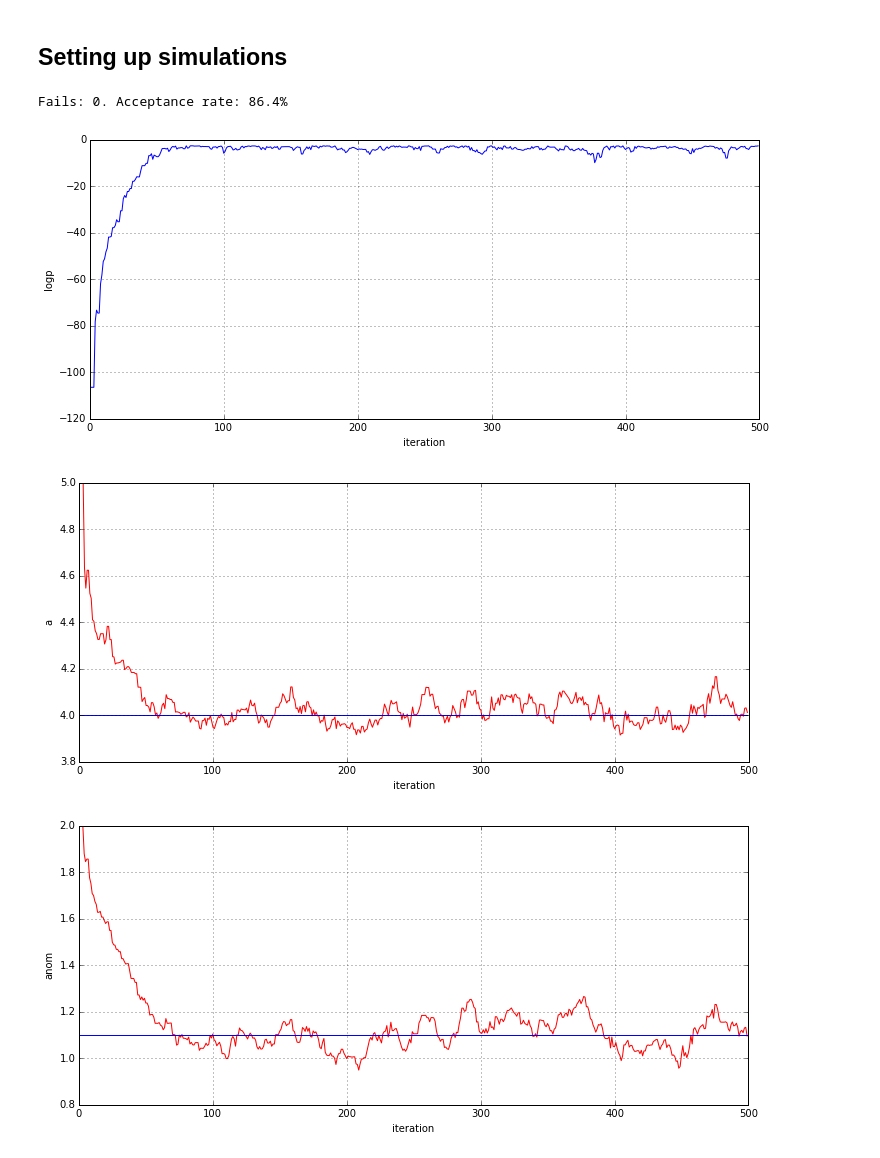
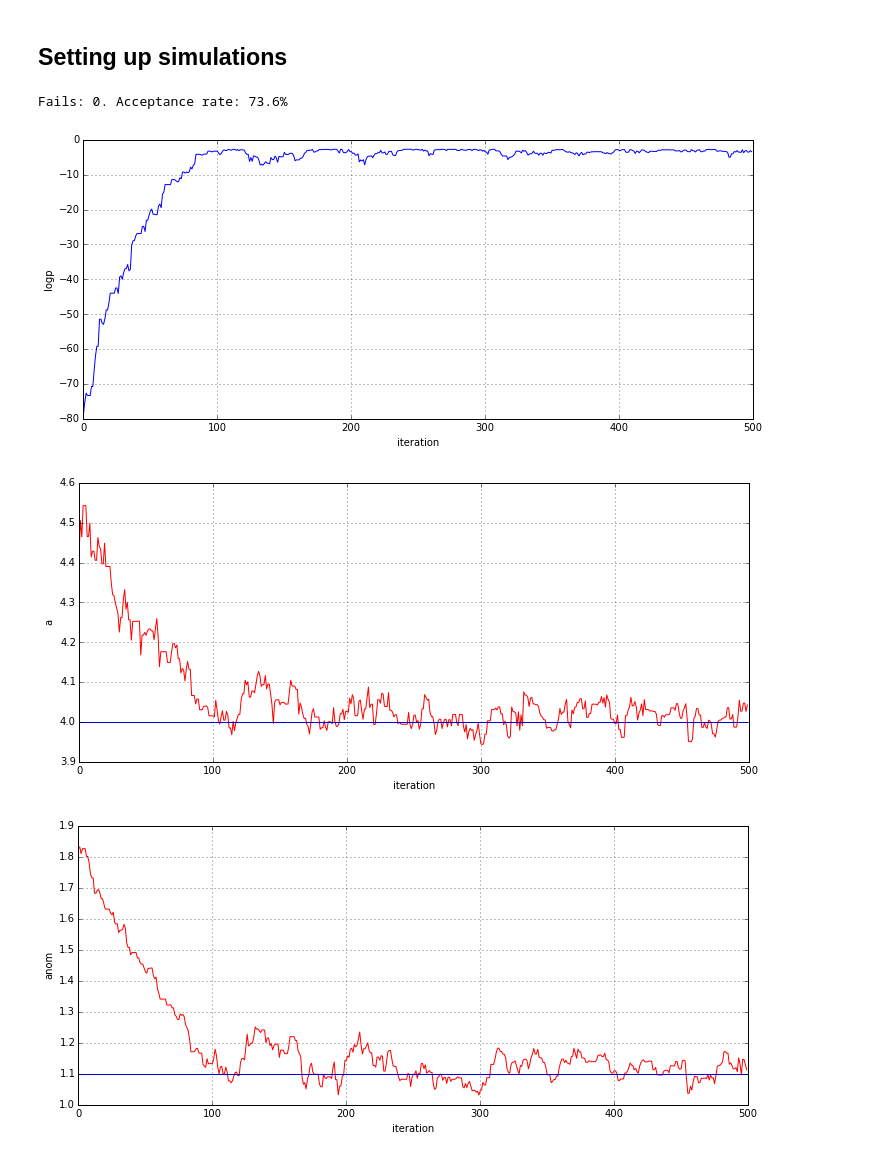
Before and after one commit to toni88x/rebound, a Jupyter notebook: python_examples/LangevinMCMC-2nd-logp-proposal.ipynb, the cells around one changed output. Drawn from its saved outputs; the diff is of its cells as text; code cells hidden in the pictures.

```diff
--- a/python_examples/LangevinMCMC-2nd-logp-proposal.ipynb
+++ b/python_examples/LangevinMCMC-2nd-logp-proposal.ipynb
@@ -226,8 +226,8 @@ def mcmc(theta,N_steps):
         #print logpstar, logp, q_t_ts, q_ts_t
         #print logpstar- logp, q_t_ts- q_ts_t
 
-        #q_ts_t = 1.
-        #q_t_ts = 1.
+        q_ts_t = 1.
+        q_t_ts = 1.
         try:
             pass
         except:
@@ -244,37 +244,37 @@ def mcmc(theta,N_steps):
                 hessian  = hessianstar.copy()
                 G        = Gstar.copy()
                 Ginv     = Ginvstar.copy()
                 Ginvsqrt = Ginvsqrtstar.copy()
                 mu       = mustar.copy()
         chain[i] = theta
         errs[i] = logp
 
     print "Fails: %d. Acceptance rate: %.1f%%" % (failcount, float(accepted)/float(N_steps)*100.)
     return errs, chain
 
 
 N_steps                  = 500
 epsilon                  = 0.75
 alpha                    = 10.1         # Softabs alpha
 theta_names              = ["a", "anom"]
 generateObs([4., 1.1],data_N=10)
 errs, chain              = mcmc([5.,2.],N_steps)
 
 fig1 = plt.figure(figsize=(12,5))
 plt.xlabel("iteration"); plt.ylabel("logp");
 plt.plot(range(N_steps), errs, color="b");
 plt.grid()
 for i in range(N_param):
     fig1 = plt.figure(figsize=(12,5))
     plt.xlabel("iteration"); plt.ylabel(theta_names[i]);
     plt.plot(range(N_steps), chain[:,i], color="r");
     plt.plot([0,N_steps-1], [data_theta[i],data_theta[i]], color="b");
     plt.grid()
 # %% [output]
-Fails: 0. Acceptance rate: 86.4%
+Fails: 0. Acceptance rate: 73.6%
-[figure, old version]
+[figure, new version]
-[figure, old version]
+[figure, new version]
-[figure, old version]
+[figure, new version]
 # %%
 def widgetplot(ind):
     fig1 = plt.figure(figsize=(12,5))
```
Also changed, not shown: parts of 1 cell of this notebook.
